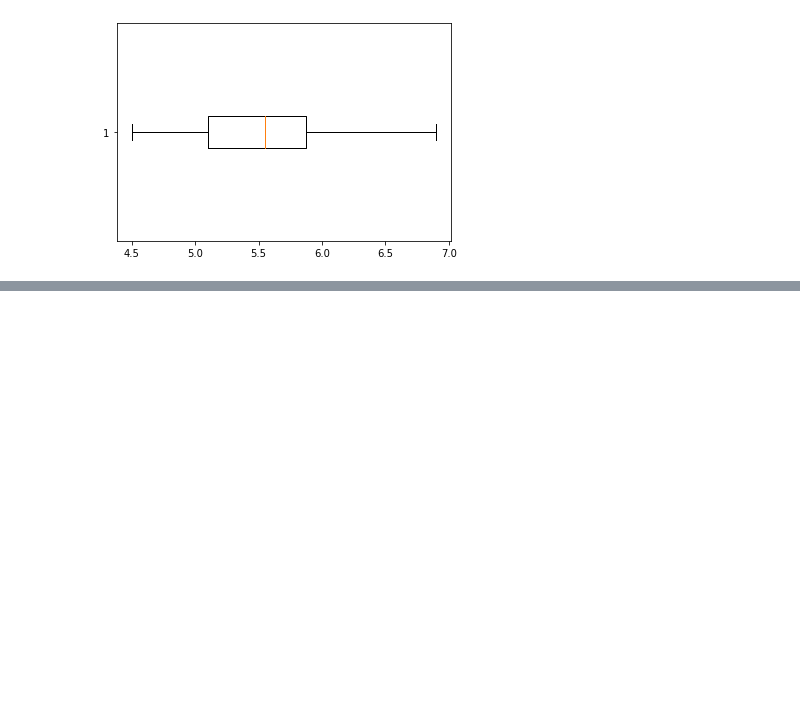
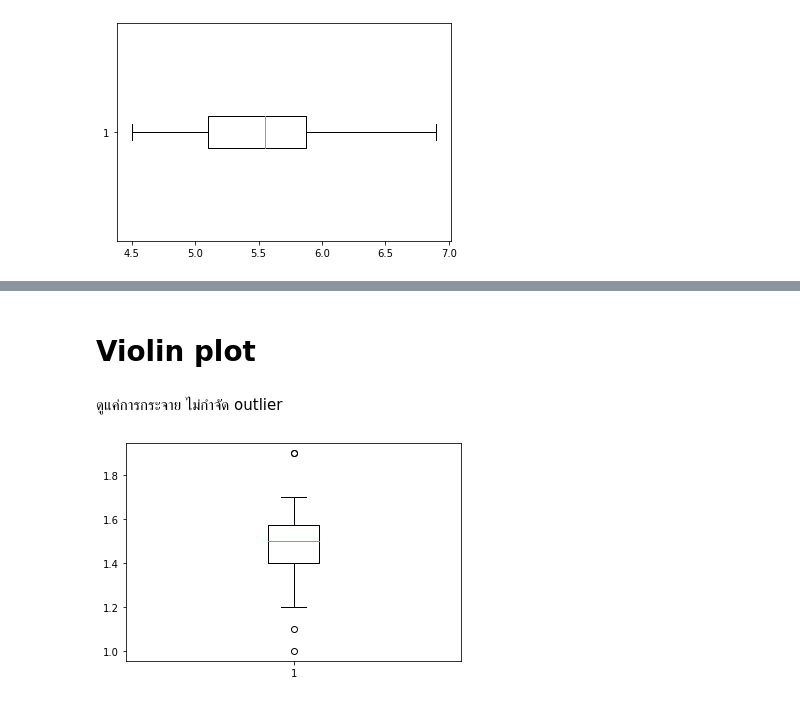
Before and after one commit to suphalaksana/data_viz_2022, a Jupyter notebook: DataViz02_Data_Distribution.ipynb, the cells around one changed output, grey strips where cells are left out. Drawn from its saved outputs; the diff is of its cells as text; code cells hidden in the pictures; blank space fills up the shorter version.

```diff
--- a/DataViz02_Data_Distribution.ipynb
+++ b/DataViz02_Data_Distribution.ipynb
@@ -382,0 +439,8 @@ versicolor = plt.boxplot(df2['PetalLength'][50:100],vert=False)  #50-100  versic
+# %% [markdown]
+# Violin plot
+# %% [markdown]
+ดูแค่การกระจาย ไม่กำจัด outlier
+# %%
+bb = plt.boxplot(df['PetalLength'][:50])
+# %% [output]
+[figure, added]
```
Also changed, not shown: parts of 14 cells of this notebook.
